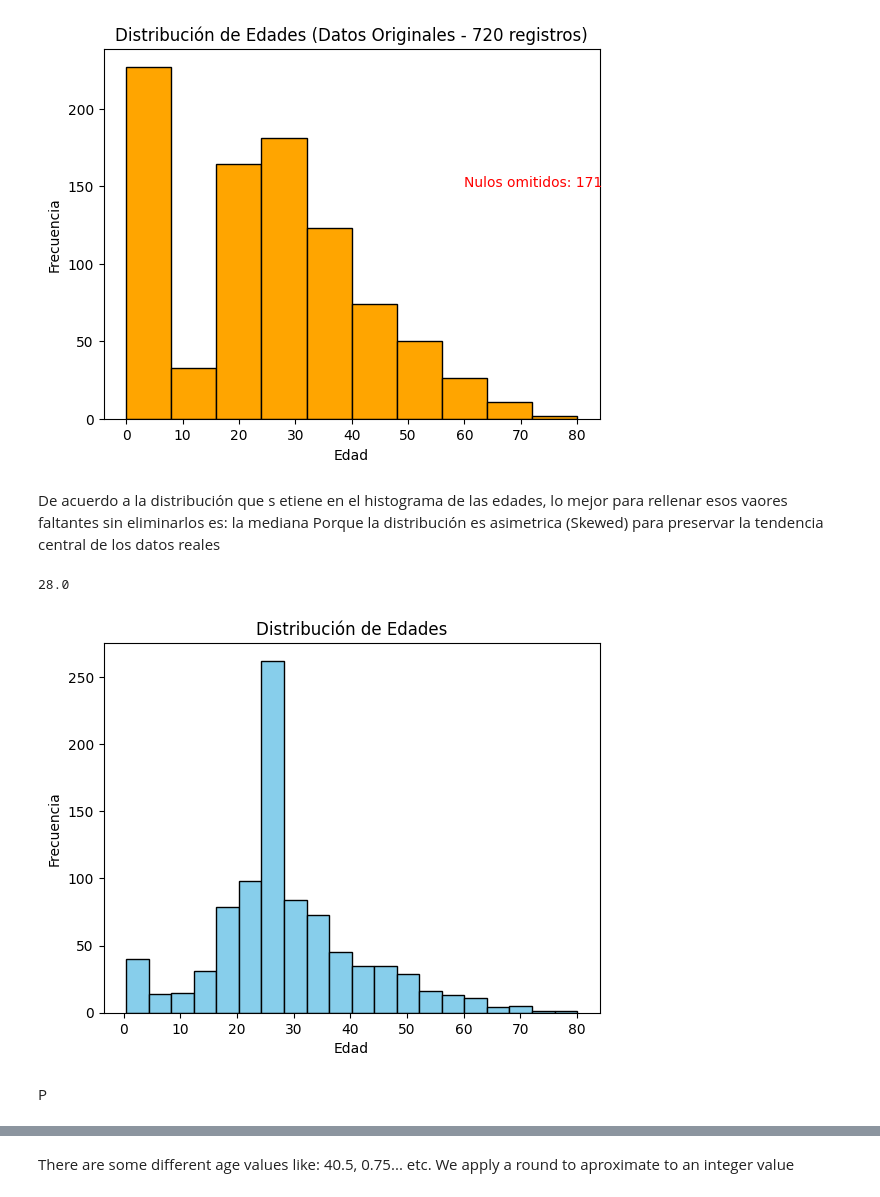
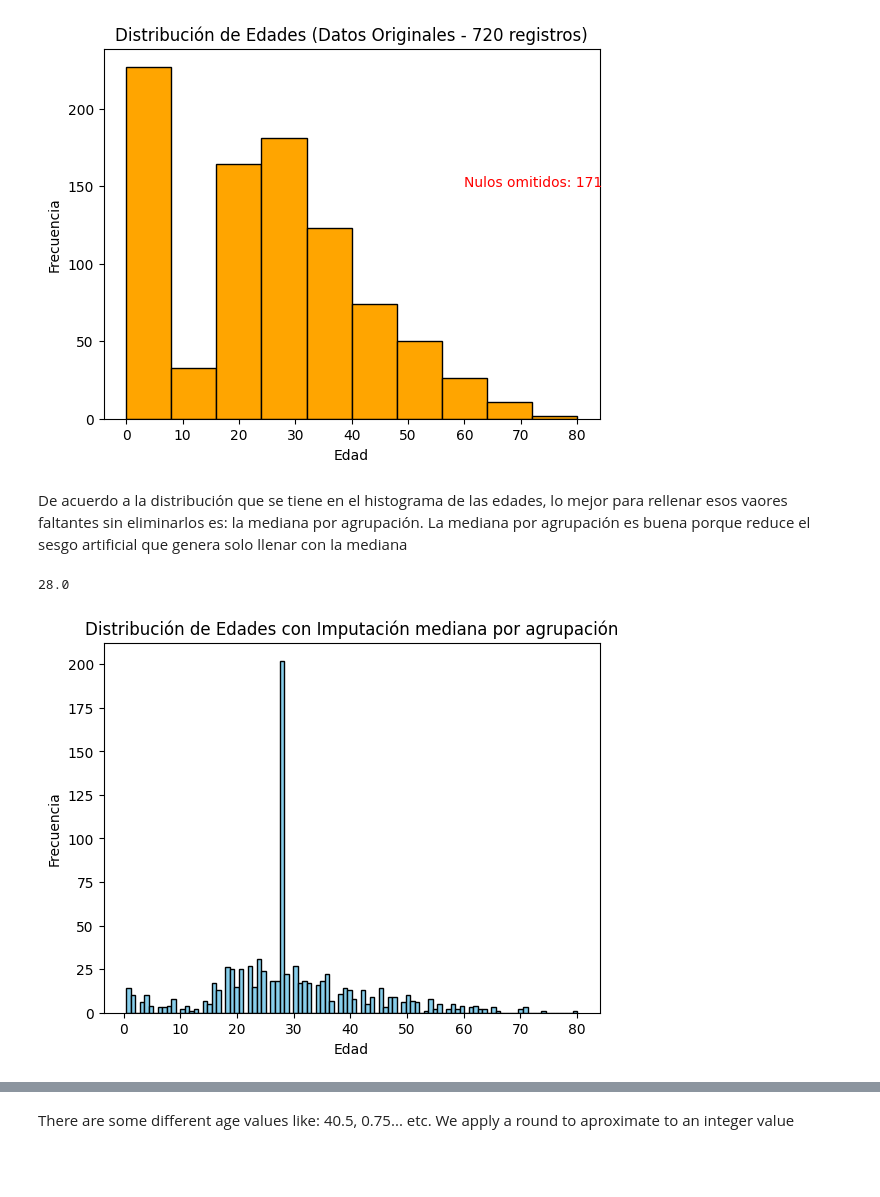
Before and after one commit to SaraMR9/Maestria---Fundamentos-en-ciencia-de-datos, a Jupyter notebook: titanic.ipynb, the cells around one changed output, grey strips where cells are left out. Drawn from its saved outputs; the diff is of its cells as text; code cells hidden in the pictures; blank space fills up the shorter version.

```diff
--- a/titanic.ipynb
+++ b/titanic.ipynb
@@ -139,8 +139,8 @@ plt.show()
 # %% [output]
 [figure]
 # %% [markdown]
-De acuerdo a la distribución que s etiene en el histograma de las edades, lo mejor para rellenar esos vaores faltantes sin eliminarlos es: la mediana
-Porque la distribución es asimetrica (Skewed) para preservar la tendencia central de los datos reales
+De acuerdo a la distribución que se tiene en el histograma de las edades, lo mejor para rellenar esos vaores faltantes sin eliminarlos es: la mediana por agrupación.
+La mediana por agrupación es buena porque reduce el sesgo artificial que genera solo llenar con la mediana
 # %%
 
 titanic = titanic_dataset.copy()
@@ -149,18 +149,19 @@ print(titanic['Age'].median())
 # %% [output]
 28.0
 # %%
-# replace the NAN in the Age column by the median of the column Age
-titanic["Age"] = titanic["Age"].fillna(titanic["Age"].median())
+# Reemplazo NaN con la mediana agrupada por sexo y clase
+titanic["Age"] = titanic.groupby(["Sex", "Pclass"])["Age"].transform(
+    lambda x: x.fillna(x.median())
+)
 
-titanic['Age'].hist(bins=20, grid=False, edgecolor='black', color='skyblue')
+
+titanic['Age'].hist(bins=100, grid=False, edgecolor='black', color='skyblue')
 
 # Añadir títulos y etiquetas para mayor claridad
-plt.title('Distribución de Edades')
+plt.title('Distribución de Edades con Imputación mediana por agrupación')
 plt.xlabel('Edad')
 plt.ylabel('Frecuencia')
 
 plt.show()
 # %% [output]
-[figure, old version]
+[figure, new version]
-# %% [markdown]
-P
```
Also changed, not shown: parts of 8 cells of this notebook.
